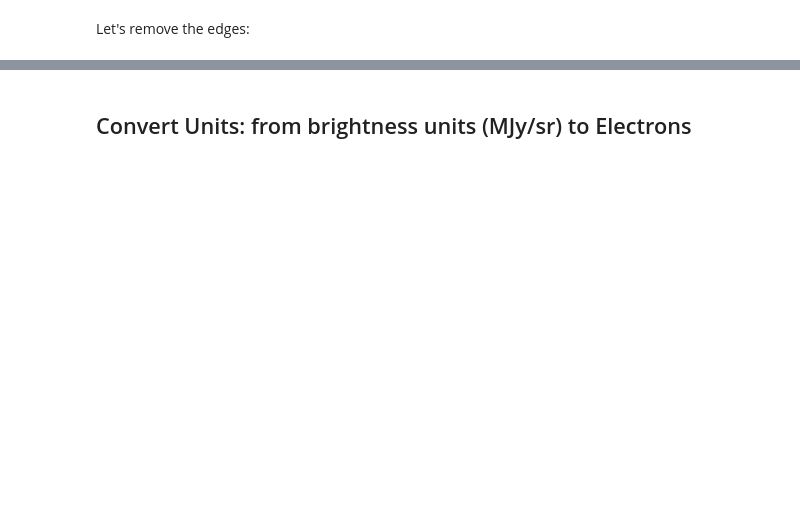
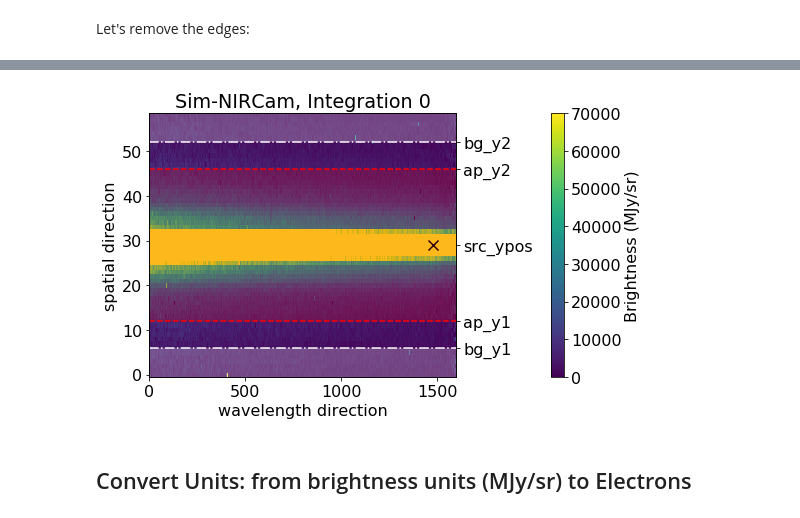
Before and after one commit to kevin218/Eureka, a Jupyter notebook: docs/source/intro.ipynb, the cells around one changed output, grey strips where cells are left out. Saved outputs shown, nothing was run; the diff lists cells and outputs as text; code cells hidden in the pictures; blank space fills up the shorter version.

```diff
--- a/docs/source/intro.ipynb
+++ b/docs/source/intro.ipynb
@@ -207,3 +242,78 @@ plt.close()
+# %%
+
+import matplotlib.pyplot as plt
+plt.rcParams.update({'font.size': 16})
+
+src_xpos = shdr['SRCXPOS']-xwindow[0]
+src_ypos = shdr['SRCYPOS']-ywindow[0]
+
+fig, ax = plt.subplots(1,1,figsize=(8,5))
+
+
+
+
+im = ax.imshow(subdata[0], origin = 'lower', aspect='auto',  vmin=0, vmax=70000)
+
+
+
+bg_hw    = 23
+spec_hw  = 17
+
+bg_y1   = int(src_ypos - bg_hw)
+bg_y2   = int(src_ypos + bg_hw)
+
+
+ap_y1   = int(src_ypos - spec_hw)
+ap_y2   = int(src_ypos + spec_hw)
+
+
+ax.scatter(src_xpos, src_ypos, marker='x', c='k', s=100)
+
+ax.axhline(bg_y1, c='w', ls='-.')
+ax.axhline(bg_y2, c='w', ls='-.')
+
+ax.axhline(ap_y1, c='r', ls='--')
+ax.axhline(ap_y2, c='r', ls='--')
+
+
+rect1 = patches.Rectangle((0,-0.5),1600,bg_y1+0.5, alpha=0.25, facecolor='w', edgecolor='none', lw=0)
+ax.add_patch(rect1)
+
+rect2 = patches.Rectangle((0,bg_y2),1600,64, alpha=0.25, facecolor='w', edgecolor='none', lw=0)
+ax.add_patch(rect2)
+
+rect3 = patches.Rectangle((0,ap_y1),1600,ap_y2-ap_y1, alpha=0.2, facecolor='r', edgecolor='none', lw=0)
+ax.add_patch(rect3)
+
+fig.colorbar(im, label='Brightness (MJy/sr)', pad=0.2)
+#plt.tight_layout()
+ax.set_title('Sim-NIRCam, Integration {0}'.format(0))
+ax.set_xlabel('wavelength direction')
+ax.set_ylabel('spatial direction')
+
+ax2 = ax.twinx()  # instantiate a second axes that shares the same x-axis
+ax2.plot([750, 750], [-0.5,58.5], c='none')
+ax2.set_ylim(-0.5,58.5)
+
+
+ax2.set_yticks([src_ypos, ap_y1, ap_y2, bg_y1, bg_y2])
+ax2.set_yticklabels(['src_ypos', 'ap_y1', 'ap_y2', 'bg_y1', 'bg_y2' ])
+
+ax.set_ylim(-0.5,58.5)
+
+ax.set_xlim(0,1600)
+
+ax2.set_xlim(0,1600)
+#ax.yaxis.set_ticks_position('both')
+ax.yaxis.set_label_position("left")
+#ax.set_xticks(np.arange(len(subwave[0]))[::199])
+#ax.set_xticklabels(['{0:.2f}'.format(i) for i in subwave[0][::199]])
+plt.tight_layout()
+plt.savefig('bg_hw.png', dpi=250)
+plt.show()
+plt.close()
+# %% [output]
+[figure, added]
 # %% [markdown]
 ## Convert Units: from brightness units (MJy/sr) to Electrons
 # %%
```
Also changed, not shown: parts of 7 cells of this notebook.
